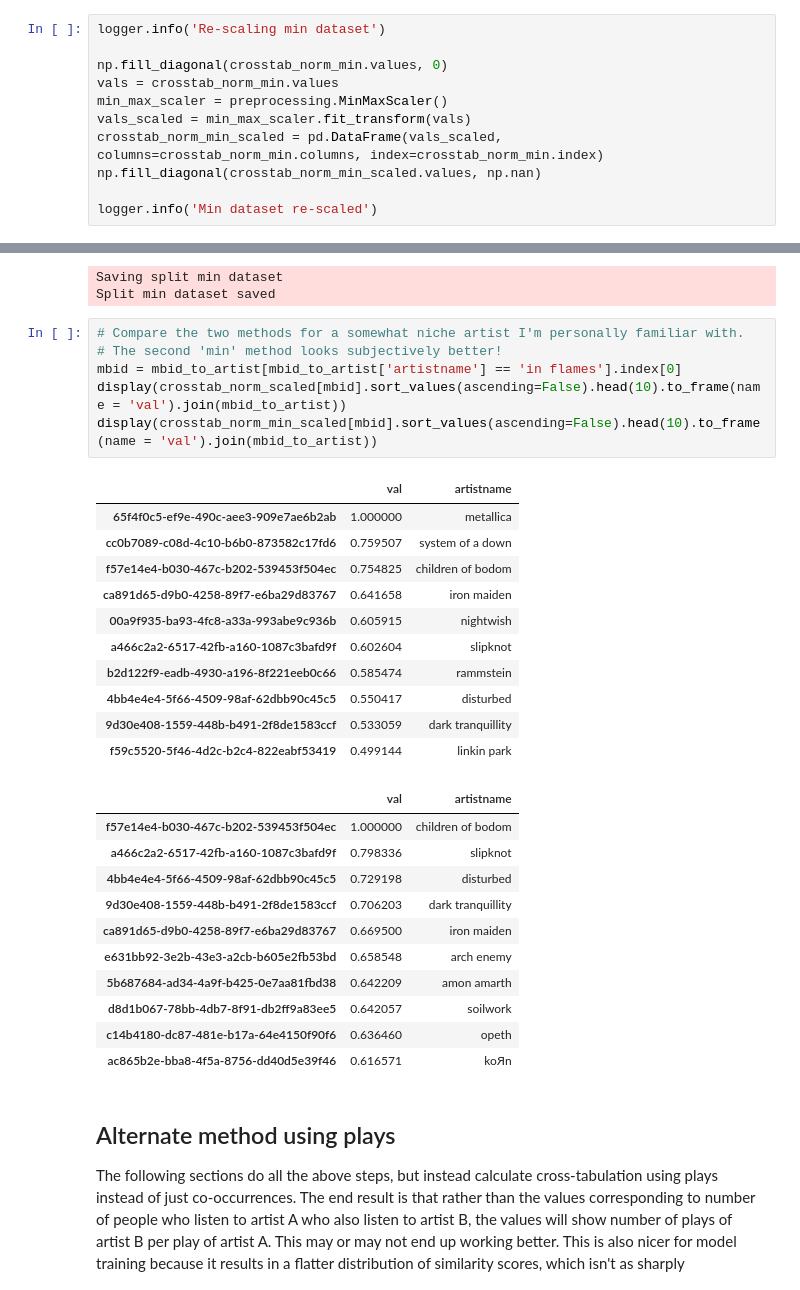
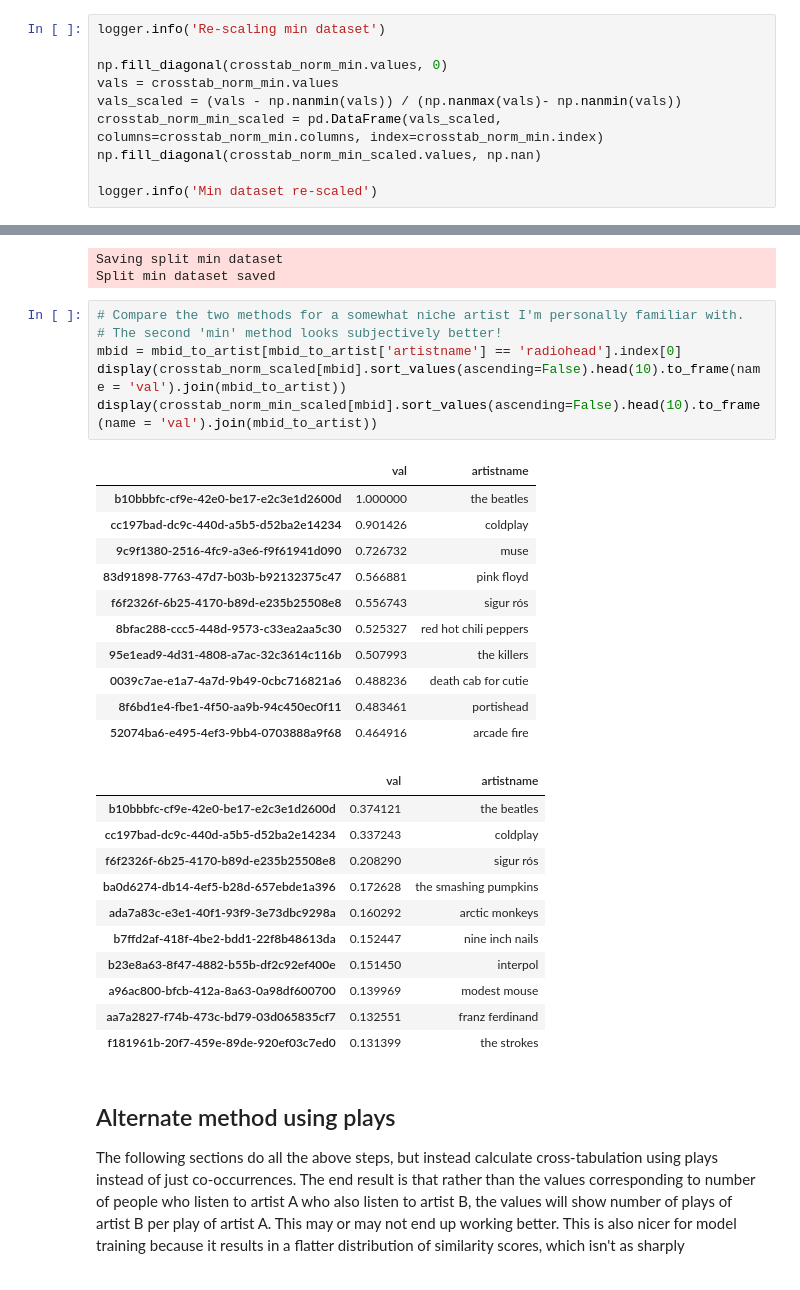
Before and after one commit to naallen/music-similarity-deep-learning, a Jupyter notebook: gen_split_dataset.ipynb, the cells around one changed output, grey strips where cells are left out. Drawn from its saved outputs; the diff is of its cells as text.

```diff
--- a/gen_split_dataset.ipynb
+++ b/gen_split_dataset.ipynb
@@ -277,8 +277,7 @@ logger.info('Re-scaling min dataset')
 
 np.fill_diagonal(crosstab_norm_min.values, 0)
 vals = crosstab_norm_min.values
-min_max_scaler = preprocessing.MinMaxScaler()
-vals_scaled = min_max_scaler.fit_transform(vals)
+vals_scaled = (vals - np.nanmin(vals)) / (np.nanmax(vals)- np.nanmin(vals))
 crosstab_norm_min_scaled = pd.DataFrame(vals_scaled, columns=crosstab_norm_min.columns, index=crosstab_norm_min.index)
 np.fill_diagonal(crosstab_norm_min_scaled.values, np.nan)
 
@@ -328,32 +327,32 @@ Split min dataset saved
 # %%
 # Compare the two methods for a somewhat niche artist I'm personally familiar with.
 # The second 'min' method looks subjectively better!
-mbid = mbid_to_artist[mbid_to_artist['artistname'] == 'in flames'].index[0]
+mbid = mbid_to_artist[mbid_to_artist['artistname'] == 'radiohead'].index[0]
 display(crosstab_norm_scaled[mbid].sort_values(ascending=False).head(10).to_frame(name = 'val').join(mbid_to_artist))
 display(crosstab_norm_min_scaled[mbid].sort_values(ascending=False).head(10).to_frame(name = 'val').join(mbid_to_artist))
 # %% [output]
 |  | val | artistname |
-| 65f4f0c5-ef9e-490c-aee3-909e7ae6b2ab | 1.000000 | metallica |
-| cc0b7089-c08d-4c10-b6b0-873582c17fd6 | 0.759507 | system of a down |
-| f57e14e4-b030-467c-b202-539453f504ec | 0.754825 | children of bodom |
-| ca891d65-d9b0-4258-89f7-e6ba29d83767 | 0.641658 | iron maiden |
-| 00a9f935-ba93-4fc8-a33a-993abe9c936b | 0.605915 | nightwish |
-| a466c2a2-6517-42fb-a160-1087c3bafd9f | 0.602604 | slipknot |
-| b2d122f9-eadb-4930-a196-8f221eeb0c66 | 0.585474 | rammstein |
-| 4bb4e4e4-5f66-4509-98af-62dbb90c45c5 | 0.550417 | disturbed |
-| 9d30e408-1559-448b-b491-2f8de1583ccf | 0.533059 | dark tranquillity |
-| f59c5520-5f46-4d2c-b2c4-822eabf53419 | 0.499144 | linkin park |
+| b10bbbfc-cf9e-42e0-be17-e2c3e1d2600d | 1.000000 | the beatles |
+| cc197bad-dc9c-440d-a5b5-d52ba2e14234 | 0.901426 | coldplay |
+| 9c9f1380-2516-4fc9-a3e6-f9f61941d090 | 0.726732 | muse |
+| 83d91898-7763-47d7-b03b-b92132375c47 | 0.566881 | pink floyd |
+| f6f2326f-6b25-4170-b89d-e235b25508e8 | 0.556743 | sigur rós |
+| 8bfac288-ccc5-448d-9573-c33ea2aa5c30 | 0.525327 | red hot chili peppers |
+| 95e1ead9-4d31-4808-a7ac-32c3614c116b | 0.507993 | the killers |
+| 0039c7ae-e1a7-4a7d-9b49-0cbc716821a6 | 0.488236 | death cab for cutie |
+| 8f6bd1e4-fbe1-4f50-aa9b-94c450ec0f11 | 0.483461 | portishead |
+| 52074ba6-e495-4ef3-9bb4-0703888a9f68 | 0.464916 | arcade fire |
 |  | val | artistname |
-| f57e14e4-b030-467c-b202-539453f504ec | 1.000000 | children of bodom |
-| a466c2a2-6517-42fb-a160-1087c3bafd9f | 0.798336 | slipknot |
-| 4bb4e4e4-5f66-4509-98af-62dbb90c45c5 | 0.729198 | disturbed |
-| 9d30e408-1559-448b-b491-2f8de1583ccf | 0.706203 | dark tranquillity |
-| ca891d65-d9b0-4258-89f7-e6ba29d83767 | 0.669500 | iron maiden |
-| e631bb92-3e2b-43e3-a2cb-b605e2fb53bd | 0.658548 | arch enemy |
-| 5b687684-ad34-4a9f-b425-0e7aa81fbd38 | 0.642209 | amon amarth |
-| d8d1b067-78bb-4db7-8f91-db2ff9a83ee5 | 0.642057 | soilwork |
-| c14b4180-dc87-481e-b17a-64e4150f90f6 | 0.636460 | opeth |
-| ac865b2e-bba8-4f5a-8756-dd40d5e39f46 | 0.616571 | koЯn |
+| b10bbbfc-cf9e-42e0-be17-e2c3e1d2600d | 0.374121 | the beatles |
+| cc197bad-dc9c-440d-a5b5-d52ba2e14234 | 0.337243 | coldplay |
+| f6f2326f-6b25-4170-b89d-e235b25508e8 | 0.208290 | sigur rós |
+| ba0d6274-db14-4ef5-b28d-657ebde1a396 | 0.172628 | the smashing pumpkins |
+| ada7a83c-e3e1-40f1-93f9-3e73dbc9298a | 0.160292 | arctic monkeys |
+| b7ffd2af-418f-4be2-bdd1-22f8b48613da | 0.152447 | nine inch nails |
+| b23e8a63-8f47-4882-b55b-df2c92ef400e | 0.151450 | interpol |
+| a96ac800-bfcb-412a-8a63-0a98df600700 | 0.139969 | modest mouse |
+| aa7a2827-f74b-473c-bd79-03d065835cf7 | 0.132551 | franz ferdinand |
+| f181961b-20f7-459e-89de-920ef03c7ed0 | 0.131399 | the strokes |
 # %% [markdown]
 ## Alternate method using plays
 
```
Also changed, not shown: parts of 10 cells of this notebook, 1 other file.
